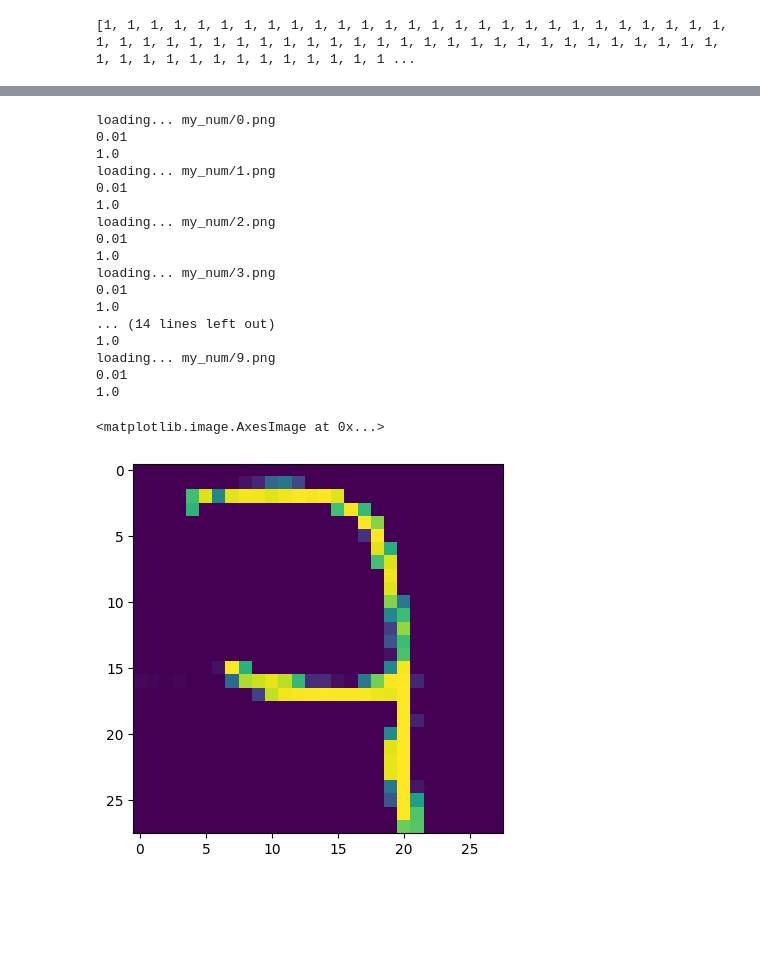
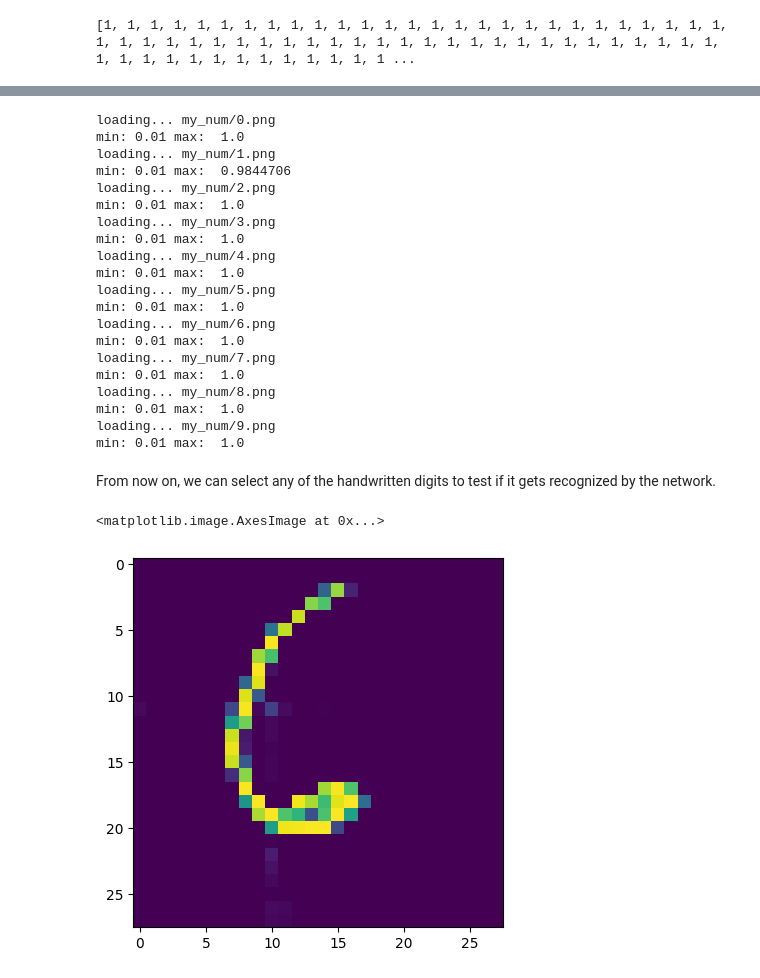
Before and after one commit to ajananias/neural_network, a Jupyter notebook: myoneuralnetwork.ipynb, the cells around one changed output, grey strips where cells are left out. Drawn from its saved outputs; the diff is of its cells as text; code cells hidden in the pictures; blank space fills up the shorter version.

```diff
--- a/myoneuralnetwork.ipynb
+++ b/myoneuralnetwork.ipynb
@@ -56,8 +51,8 @@ print(scaled_input)
 # %%
-# new neural network instance that will be trained with MNIST dataset
-input_nodes = 784 #28x28 pixels
-hidden_nodes = 200 #amount of patterns or features to be learned
-output_nodes = 10 #digits 0-9
+# Modify the variables of the neural network and prepare it to be trained with the MNIST dataset
+input_nodes = 784 # 28x28 pixels
+hidden_nodes = 500 # amount of patterns or features to be learned
+output_nodes = 10 # digits 0-9
 learning_rate = 0.1
 
 n = nn.neuralNetwork(input_nodes, hidden_nodes, output_nodes, learning_rate)
@@ -68,11 +66,11 @@ training_data_list = training_data_file.readlines()
 training_data_file.close()
 # %%
 # train the network
-epochs = 1
+epochs = 7
 for e in range(epochs):
     for record in training_data_list:
         all_values = record.split(',')
-        inputs = (np.asarray(all_values[1:], dtype=float)/255 * 0.99) + 0.01
-        targets = np.zeros(output_nodes) + 0.01
-        targets[int(all_values[0])] = 0.99
+        inputs = (np.asarray(all_values[1:], dtype=float)/255 * 0.99) + 0.01 # normalized input values
+        targets = np.zeros(output_nodes) + 0.01 # target output values
+        targets[int(all_values[0])] = 0.99 # record selection
         n.train(inputs, targets)
@@ -150,44 +143,46 @@ performance =  0.9731
 # %%
-# This is where we load our own fixed images
+# Load our own fixed images
 import imageio.v3
 import glob
 own_dataset = []
 for image in sorted(glob.glob("my_num/*.png")):
     label = int(image[7])
     print("loading...", image)
-    img_array = imageio.v3.imread(image, mode='F')
+    img_array = imageio.v3.imread(image, mode='F') # load image as float array
+    # invert colors and
     img_data = 255.0 - img_array.reshape(784)
-    lo, hi = img_data.min(), img_data.max()
-    if hi > lo:
-        img_data = (img_data - lo) / (hi - lo) * 255.0
     img_data = (img_data / 255.0 * 0.99) + 0.01
-    print(np.min(img_data))
-    print(np.max(img_data))
-    record = np.append(label, img_data)
+    print("min:", np.min(img_data), "max: ",np.max(img_data)) # check for image contrast with the data range
+    record = np.append(label, img_data) # create record in the same format as MNIST data
     own_dataset.append(record)
 # %% [output]
 loading... my_num/0.png
-0.01
-1.0
+min: 0.01 max:  1.0
 loading... my_num/1.png
-0.01
-1.0
+min: 0.01 max:  0.9844706
 loading... my_num/2.png
-0.01
-1.0
+min: 0.01 max:  1.0
 loading... my_num/3.png
-0.01
-1.0
-... (14 lines left out)
-1.0
+min: 0.01 max:  1.0
+loading... my_num/4.png
+min: 0.01 max:  1.0
+loading... my_num/5.png
+min: 0.01 max:  1.0
+loading... my_num/6.png
+min: 0.01 max:  1.0
+loading... my_num/7.png
+min: 0.01 max:  1.0
+loading... my_num/8.png
+min: 0.01 max:  1.0
 loading... my_num/9.png
-0.01
-1.0
+min: 0.01 max:  1.0
+# %% [markdown]
+From now on, we can select any of the handwritten digits to test if it gets recognized by the network.
 # %%
 # Select item for testing
-item = 7
-plt.imshow(own_dataset[item][1:].reshape((28,28)))
+item = 6
+plt.imshow(own_dataset[item][1:].reshape((28,28))) # visualize the data previous to querying the network
 # %% [output]
 <matplotlib.image.AxesImage at 0x...>
-[figure, old version]
+[figure, new version]
 # %%
```
Also changed, not shown: parts of 22 cells of this notebook, 4 other files.
